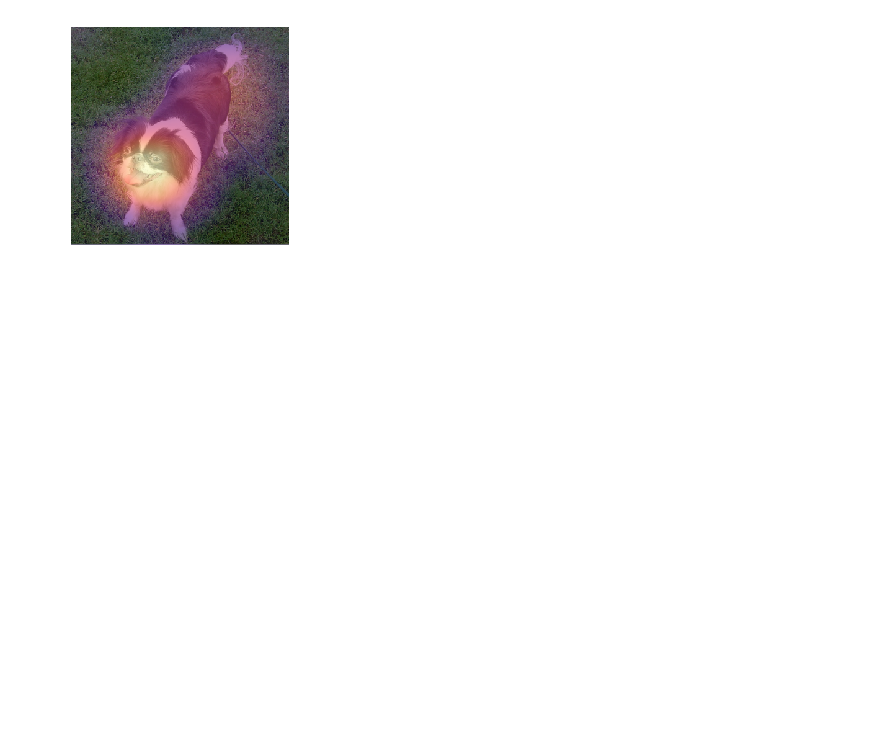
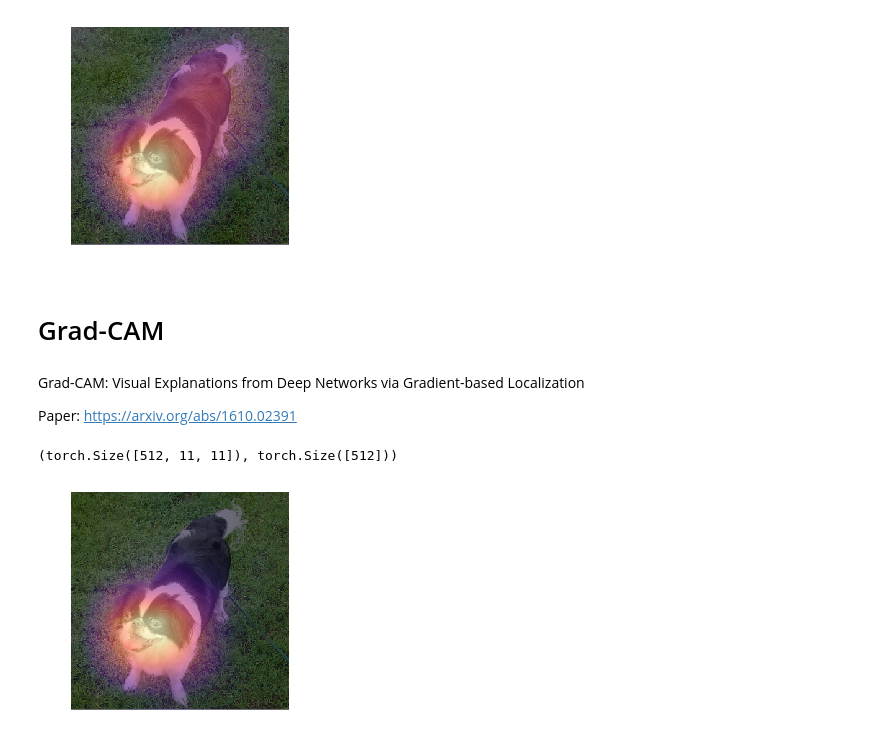
Before and after one commit to Data-drone/fast_ai_homework, a Jupyter notebook: week_6_pets_more.ipynb, the cells around one changed output. Saved outputs shown, nothing was run; the diff lists cells and outputs as text; code cells hidden in the pictures; blank space fills up the shorter version.

Commit message:
finished week 6 pets exercise needed custom image for Grad-CAM bit

```diff
--- a/week_6_pets_more.ipynb
+++ b/week_6_pets_more.ipynb
@@ -150,3 +150,21 @@ def show_heatmap(hm):
 show_heatmap(avg_acts)
 # %% [output]
 [figure]
+# %% [markdown]
+# Grad-CAM
+# %% [markdown]
+Grad-CAM: Visual Explanations from Deep Networks via Gradient-based Localization
+
+Paper: https://arxiv.org/abs/1610.02391
+# %%
+grad = hook_g.stored[0][0].cpu()
+grad_chan = grad.mean(1).mean(1)
+grad.shape,grad_chan.shape
+# %% [output]
+(torch.Size([512, 11, 11]), torch.Size([512]))
+# %%
+mult = (acts*grad_chan[...,None,None]).mean(0)
+# %%
+show_heatmap(mult)
+# %% [output]
+[figure, added]
```
Also changed, not shown: parts of 15 cells of this notebook.
